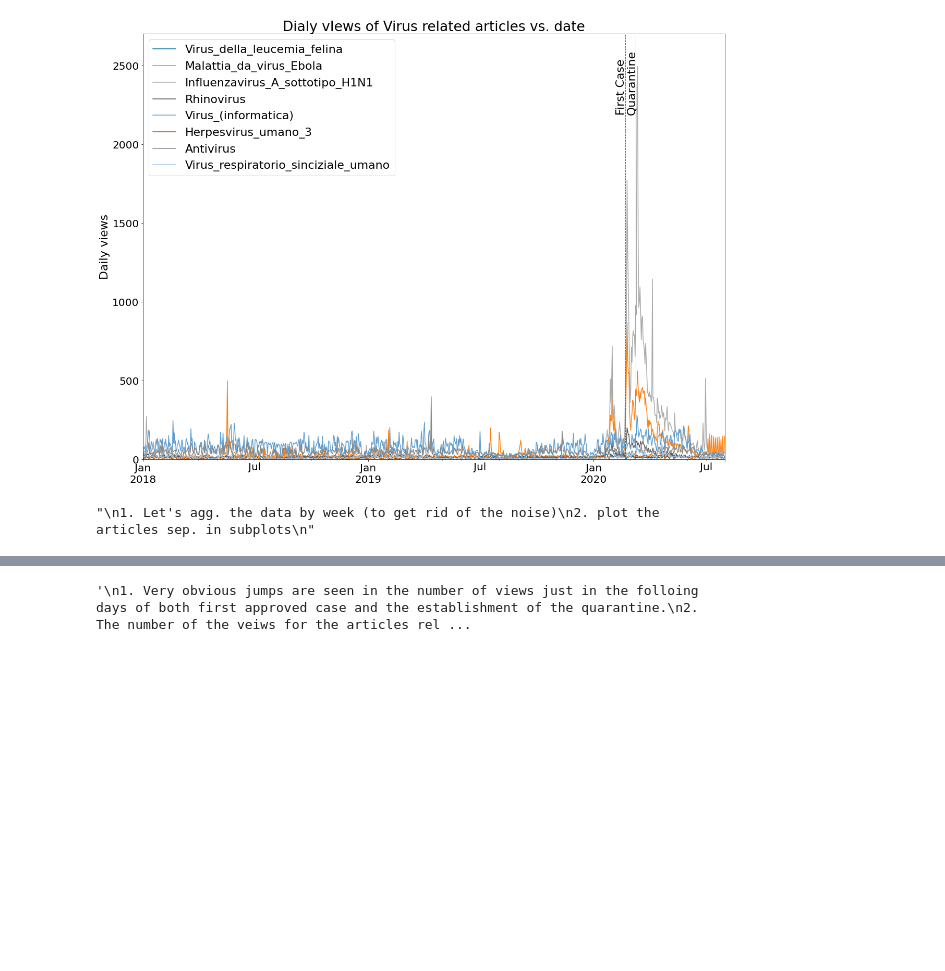
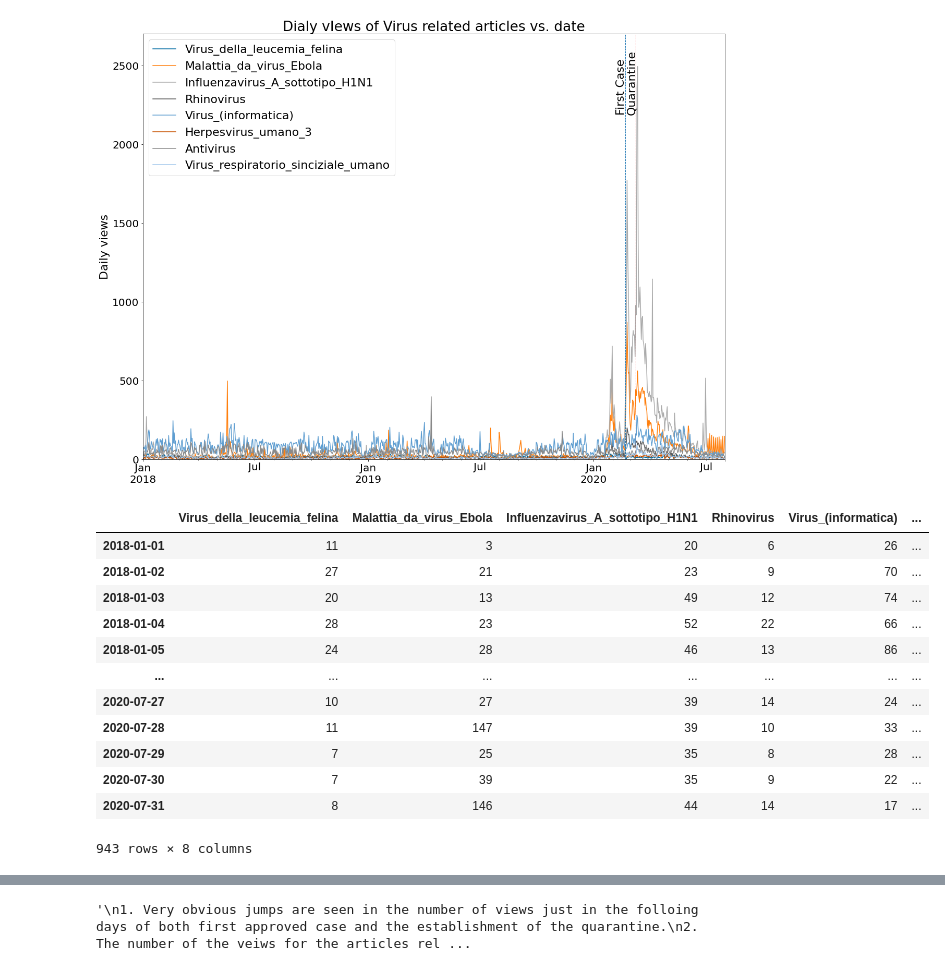
Before and after one commit to alec-flowers/ada-2020-homework1-pandas-pied, a Jupyter notebook: 01 - Pandas Data Wrangling and Data Viz/hw1.ipynb, the cells around one changed output, grey strips where cells are left out. Drawn from its saved outputs; the diff is of its cells as text; code cells hidden in the pictures; blank space fills up the shorter version.

```diff
--- a/01 - Pandas Data Wrangling and Data Viz/hw1.ipynb
+++ b/01 - Pandas Data Wrangling and Data Viz/hw1.ipynb
@@ -333,11 +333,19 @@ plt.title("Dialy vIews of Virus related articles vs. date")
 # %% [output]
 Text(0.5, 1.0, 'Dialy vIews of Virus related articles vs. date')
 [figure]
-# %%
-# Let's do the followings:
-'''
-1. Let's agg. the data by week (to get rid of the noise)
-2. plot the articles sep. in subplots
-'''
-# %% [output]
-"\n1. Let's agg. the data by week (to get rid of the noise)\n2. plot the articles sep. in subplots\n"
+# %%
+virus_article_view_T
+# %% [output]
+|  | Virus_della_leucemia_felina | Malattia_da_virus_Ebola | Influenzavirus_A_sottotipo_H1N1 | Rhinovirus | Virus_(informatica) | ... |
+| 2018-01-01 | 11 | 3 | 20 | 6 | 26 | ... |
+| 2018-01-02 | 27 | 21 | 23 | 9 | 70 | ... |
+| 2018-01-03 | 20 | 13 | 49 | 12 | 74 | ... |
+| 2018-01-04 | 28 | 23 | 52 | 22 | 66 | ... |
+| 2018-01-05 | 24 | 28 | 46 | 13 | 86 | ... |
+| ... | ... | ... | ... | ... | ... | ... |
+| 2020-07-27 | 10 | 27 | 39 | 14 | 24 | ... |
+| 2020-07-28 | 11 | 147 | 39 | 10 | 33 | ... |
+| 2020-07-29 | 7 | 25 | 35 | 8 | 28 | ... |
+| 2020-07-30 | 7 | 39 | 35 | 9 | 22 | ... |
+| 2020-07-31 | 8 | 146 | 44 | 14 | 17 | ... |
+943 rows × 8 columns
```
Also changed, not shown: parts of 21 cells of this notebook.
